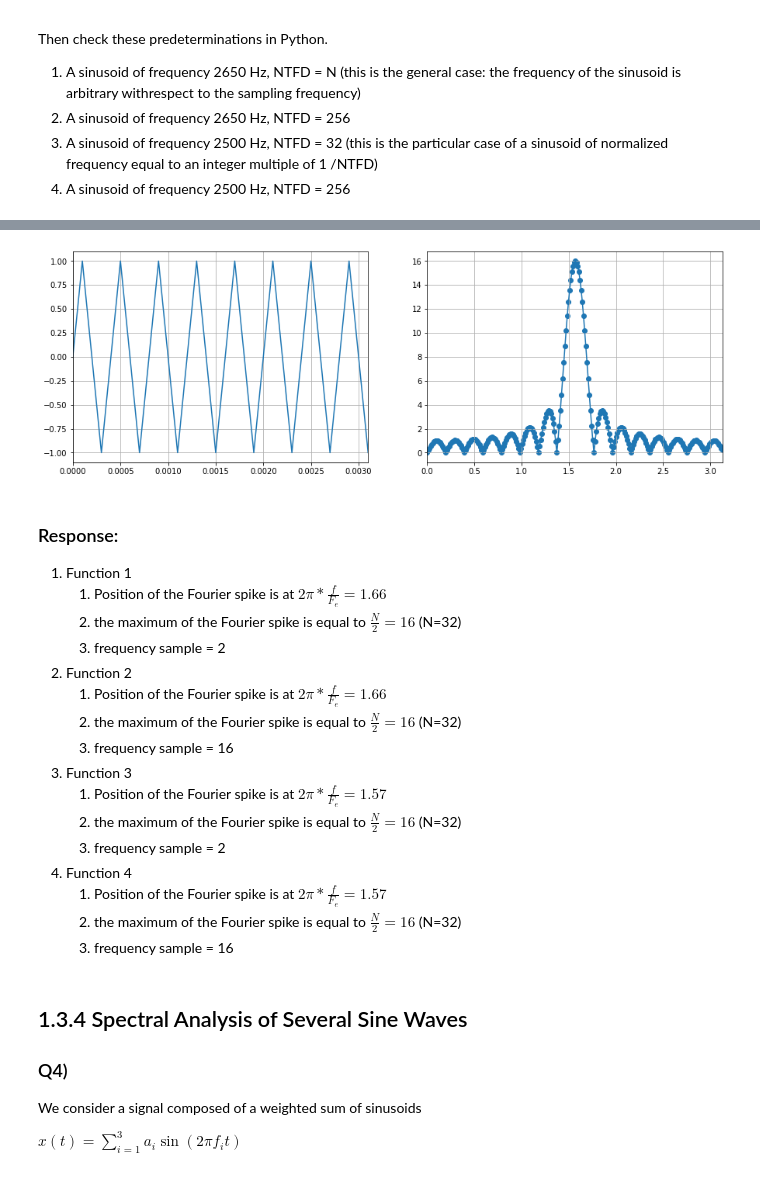
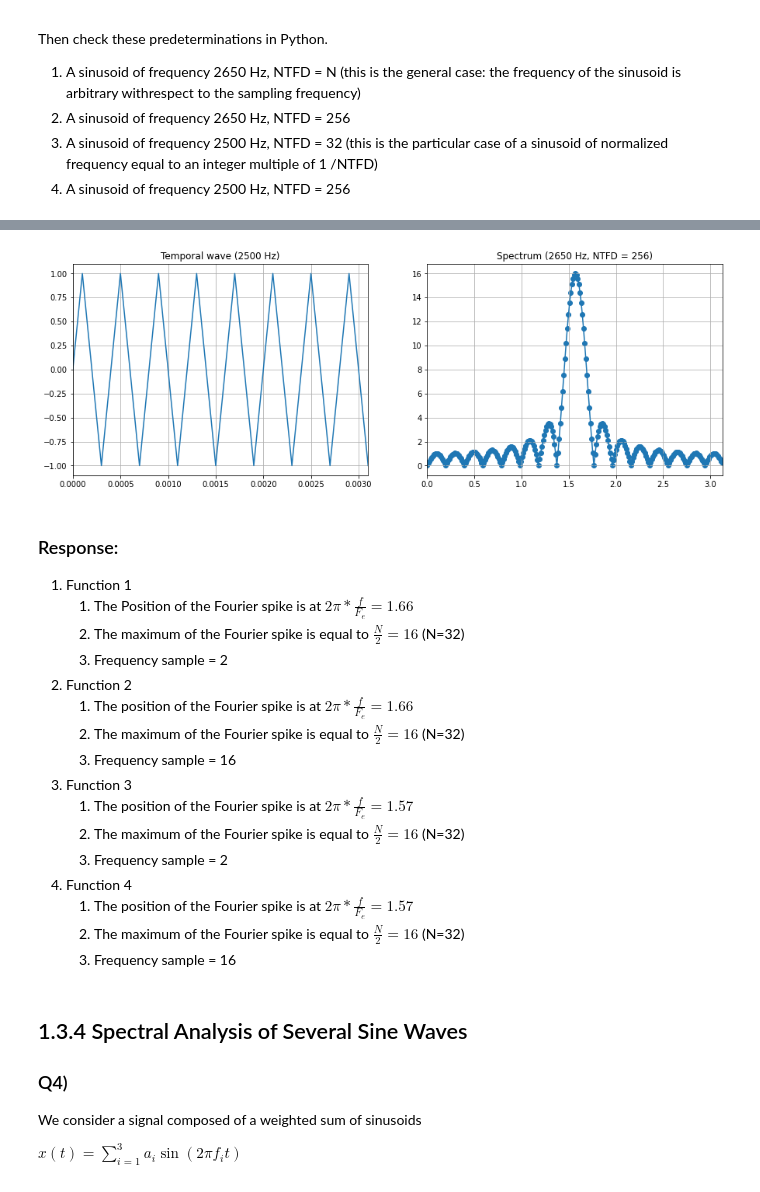
Before and after one commit to lionelGoffaux/tp_signal, a Jupyter notebook: lab2.ipynb, the cells around one changed output, grey strips where cells are left out. Cells and saved outputs as stored; diff of their text form; code cells hidden in the pictures.

```diff
--- a/lab2.ipynb
+++ b/lab2.ipynb
@@ -138,37 +152,40 @@ plt.margins(x=0)
 # %%
 w, s = utils.get_sinusoid(1, 2500, 10000, 32)
 plt.figure(figsize=(15,5))
+
 plt.subplot(1,2,1)
+plt.title("Temporal wave (2500 Hz)")
 plt.plot(w, s)
 plt.grid()
 plt.margins(x=0)
 
 plt.subplot(1,2,2)
+plt.title("Spectrum (2650 Hz, NTFD = 256)")
 w, s = sgl.freqz(s,1, worN=256)
 plt.plot(w, abs(s))
 plt.scatter(w, abs(s))
 plt.grid()
 plt.margins(x=0)
 # %% [output]
-[figure, old version]
+[figure, new version]
 # %% [markdown]
 ### Response:
 1. Function 1
-    1. Position of the Fourier spike is at $2\pi*\frac{f}{F_e} = 1.66$
-    2. the maximum of the Fourier spike is equal to $\frac{N}{2}=16$ (N=32)
-    3. frequency sample = 2
+    1. The Position of the Fourier spike is at $2\pi*\frac{f}{F_e} = 1.66$
+    2. The maximum of the Fourier spike is equal to $\frac{N}{2}=16$ (N=32)
+    3. Frequency sample = 2
 1. Function 2
-    1. Position of the Fourier spike is at $2\pi*\frac{f}{F_e} = 1.66$
-    2. the maximum of the Fourier spike is equal to $\frac{N}{2}=16$ (N=32)
-    3. frequency sample = 16
+    1. The position of the Fourier spike is at $2\pi*\frac{f}{F_e} = 1.66$
+    2. The maximum of the Fourier spike is equal to $\frac{N}{2}=16$ (N=32)
+    3. Frequency sample = 16
 1. Function 3
-    1. Position of the Fourier spike is at $2\pi*\frac{f}{F_e} = 1.57$
-    2. the maximum of the Fourier spike is equal to $\frac{N}{2}=16$ (N=32)
-    3. frequency sample = 2
+    1. The position of the Fourier spike is at $2\pi*\frac{f}{F_e} = 1.57$
+    2. The maximum of the Fourier spike is equal to $\frac{N}{2}=16$ (N=32)
+    3. Frequency sample = 2
 1. Function 4
-    1. Position of the Fourier spike is at $2\pi*\frac{f}{F_e} = 1.57$
-    2. the maximum of the Fourier spike is equal to $\frac{N}{2}=16$ (N=32)
-    3. frequency sample = 16
+    1. The position of the Fourier spike is at $2\pi*\frac{f}{F_e} = 1.57$
+    2. The maximum of the Fourier spike is equal to $\frac{N}{2}=16$ (N=32)
+    3. Frequency sample = 16
 # %% [markdown]
 ## 1.3.4 Spectral Analysis of Several Sine Waves
 ### Q4)
```
Also changed, not shown: parts of 10 cells of this notebook, 1 other file.
